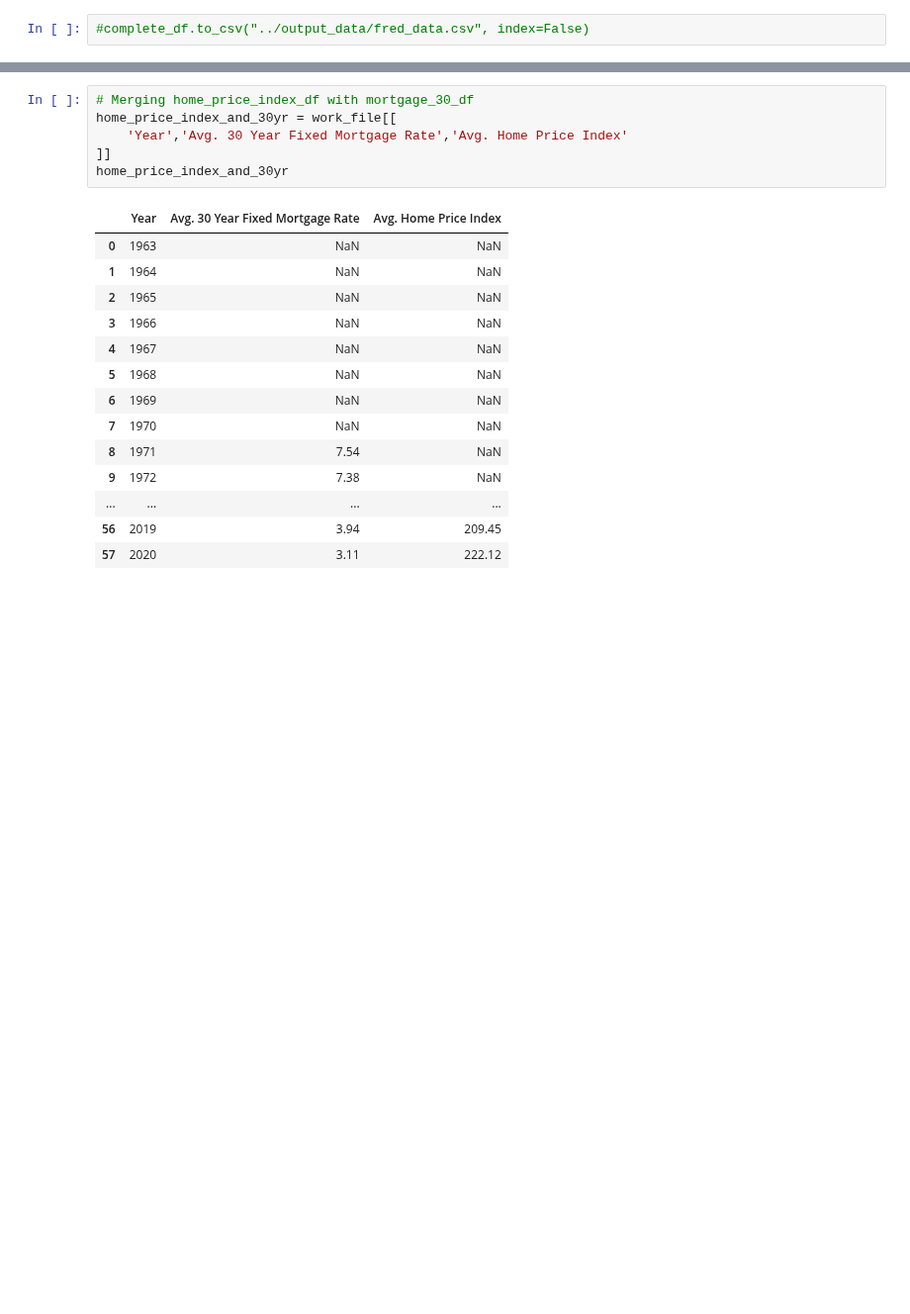
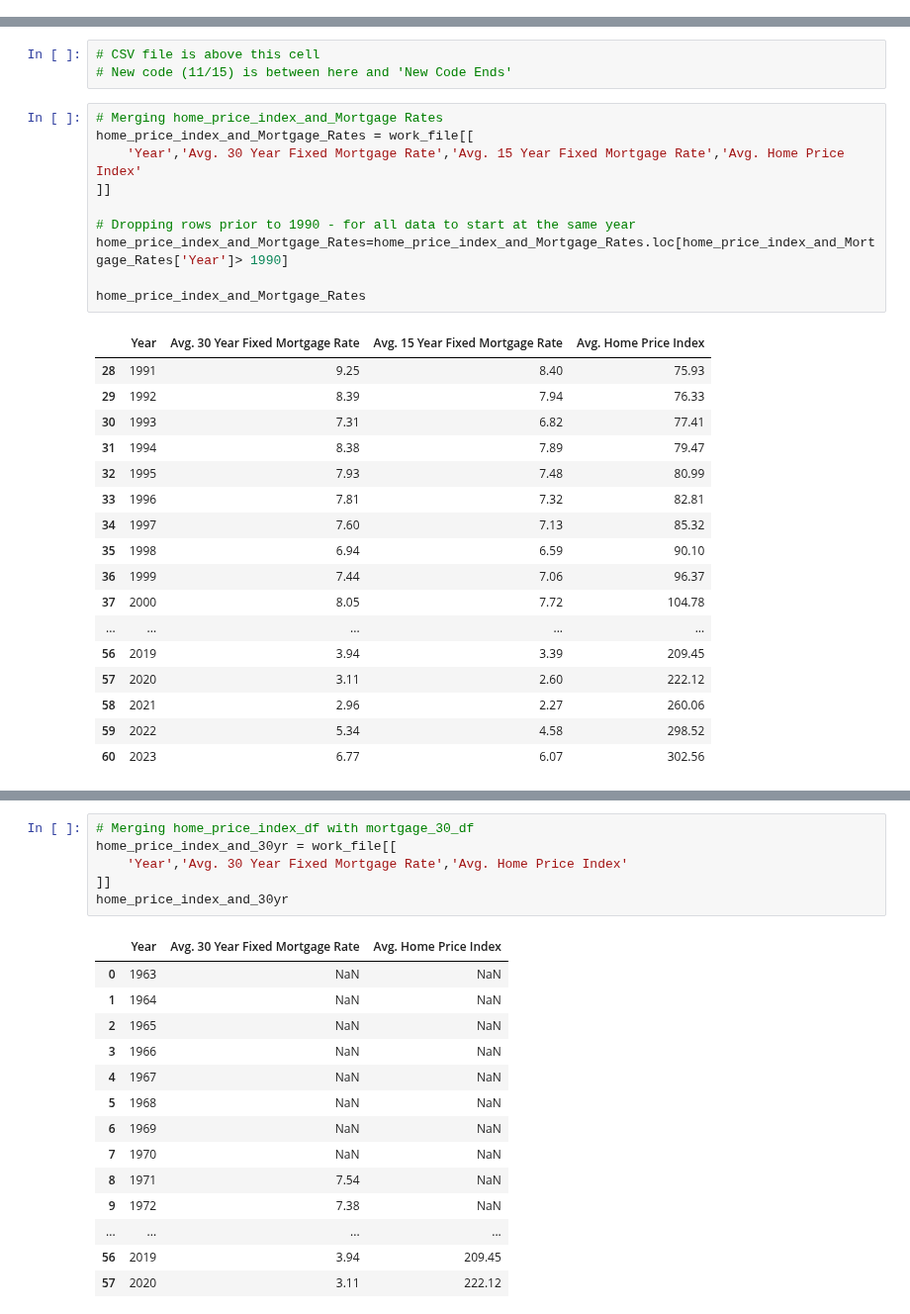
Before and after one commit to njlanger/Project1_Grp3, a Jupyter notebook: Neil/raw_fred_data_Neil.ipynb, the cells around one changed output, grey strips where cells are left out. Shown at 99% size. Drawn from its saved outputs; the diff is of its cells as text; blank space fills up the shorter version.

```diff
--- a/Neil/raw_fred_data_Neil.ipynb
+++ b/Neil/raw_fred_data_Neil.ipynb
@@ -533,5 +10,3 @@ complete_df
-# %%
-#complete_df.to_csv("../output_data/fred_data.csv", index=False)
 # %%
 data_path=('../output_data/fred_data.csv')
 work_file=pd.read_csv(data_path)
@@ -543,3 +18,34 @@ work_file.head()
 | 2 | 1965 | NaN | NaN | 20125.0 | NaN | ... |
 | 3 | 1966 | NaN | NaN | 21500.0 | NaN | ... |
 | 4 | 1967 | NaN | NaN | 22750.0 | NaN | ... |
+# %%
+# CSV file is above this cell
+# New code (11/15) is between here and 'New Code Ends'
+# %%
+# Merging home_price_index_and_Mortgage Rates
+home_price_index_and_Mortgage_Rates = work_file[[
+    'Year','Avg. 30 Year Fixed Mortgage Rate','Avg. 15 Year Fixed Mortgage Rate','Avg. Home Price Index'
+]]
+
+# Dropping rows prior to 1990 - for all data to start at the same year
+home_price_index_and_Mortgage_Rates=home_price_index_and_Mortgage_Rates.loc[home_price_index_and_Mortgage_Rates['Year']> 1990]
+
+home_price_index_and_Mortgage_Rates
+# %% [output]
+|  | Year | Avg. 30 Year Fixed Mortgage Rate | Avg. 15 Year Fixed Mortgage Rate | Avg. Home Price Index |
+| 28 | 1991 | 9.25 | 8.40 | 75.93 |
+| 29 | 1992 | 8.39 | 7.94 | 76.33 |
+| 30 | 1993 | 7.31 | 6.82 | 77.41 |
+| 31 | 1994 | 8.38 | 7.89 | 79.47 |
+| 32 | 1995 | 7.93 | 7.48 | 80.99 |
+| 33 | 1996 | 7.81 | 7.32 | 82.81 |
+| 34 | 1997 | 7.60 | 7.13 | 85.32 |
+| 35 | 1998 | 6.94 | 6.59 | 90.10 |
+| 36 | 1999 | 7.44 | 7.06 | 96.37 |
+| 37 | 2000 | 8.05 | 7.72 | 104.78 |
+| ... | ... | ... | ... | ... |
+| 56 | 2019 | 3.94 | 3.39 | 209.45 |
+| 57 | 2020 | 3.11 | 2.60 | 222.12 |
+| 58 | 2021 | 2.96 | 2.27 | 260.06 |
+| 59 | 2022 | 5.34 | 4.58 | 298.52 |
+| 60 | 2023 | 6.77 | 6.07 | 302.56 |
```
Also changed, not shown: parts of 66 cells of this notebook, 4 other files.
